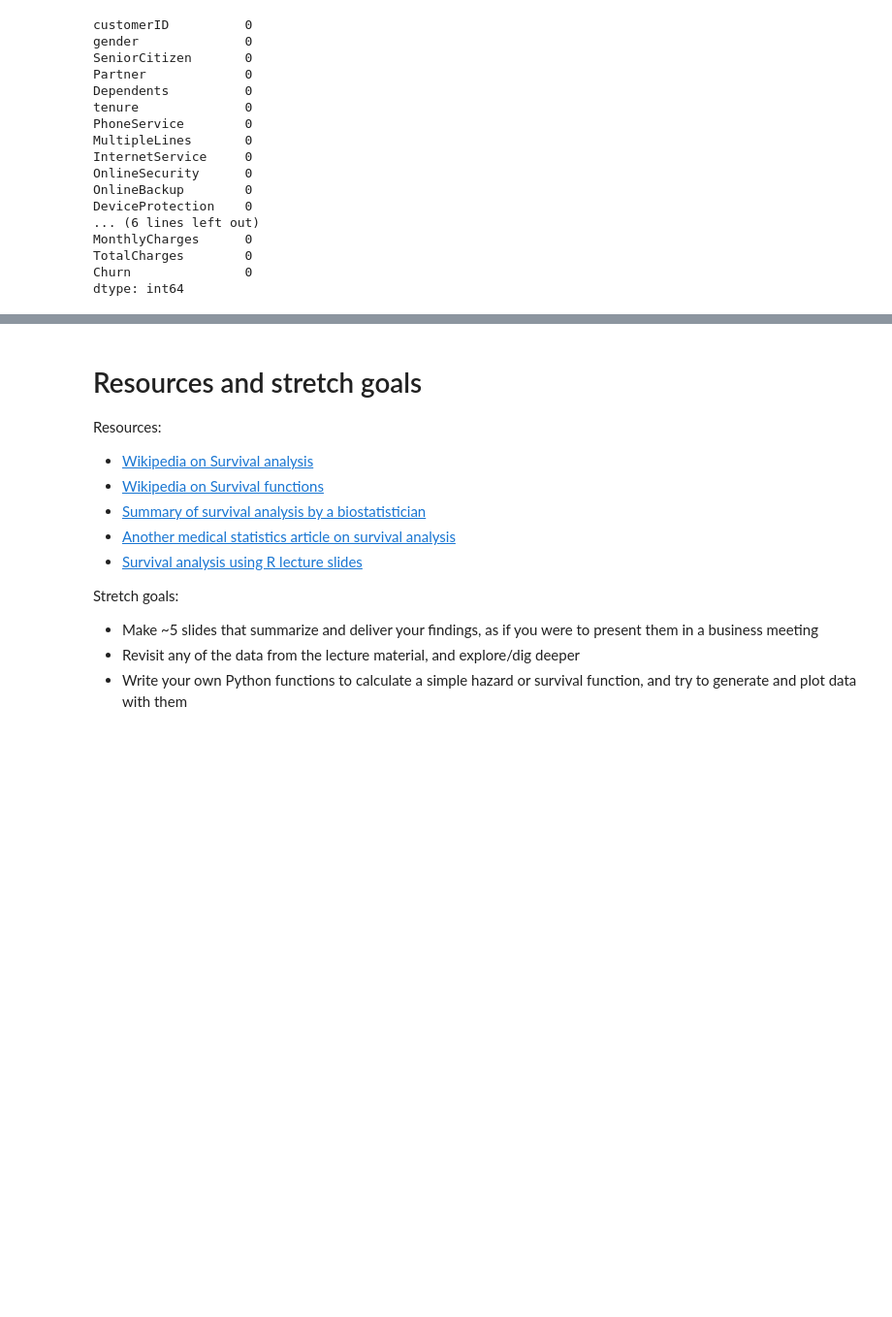
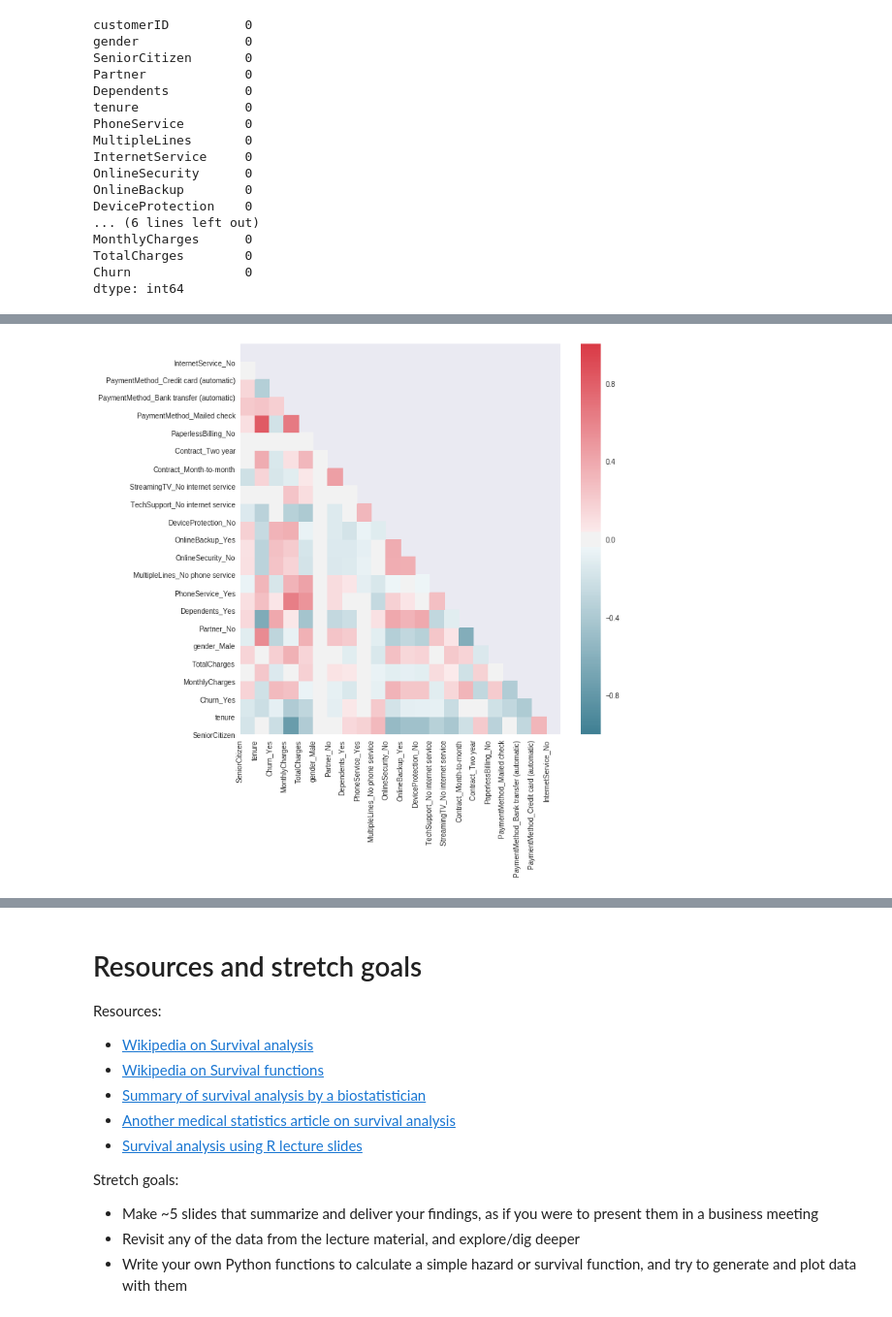
Before and after one commit to bloominstituteoftechnology/DS-Unit-2-Sprint-3-Advanced-Regression, a Jupyter notebook: module2-survival-analysis/LS_DS_232_Survival_Analysis.ipynb, the cells around one changed output, grey strips where cells are left out. Shown at 97% size. Drawn from its saved outputs; the diff is of its cells as text; code cells hidden in the pictures; blank space fills up the shorter version.

```diff
--- a/module2-survival-analysis/LS_DS_232_Survival_Analysis.ipynb
+++ b/module2-survival-analysis/LS_DS_232_Survival_Analysis.ipynb
@@ -802,13 +829,19 @@ churn_data.head()
 # %%
 
-def one_hot(df, c):
+def one_hot(df, c, nn):
   values = array(df[c].values.reshape(-1,1))
   onehot_encoded = onehot_encoder.fit_transform(values)
-  # print(onehot_encoded.shape)
-  return pd.DataFrame([pd.Series(row) for row in onehot_encoded])
+  return pd.DataFrame([pd.Series([row[1]] if nn else row) for row in onehot_encoded])
 
 columns = churn_data.select_dtypes(include=[object]).columns.drop(['customerID', 'TotalCharges'])
+# columns = ['Churn']
 df = churn_data.copy()
 for c in columns:
-   df[[(c + "_" + v) for v in df[c].unique().tolist()]] = one_hot(df, c)
+   unique = df[c].unique().tolist()
+   nn = False
+   if len(unique) == 2:
+      unique = [unique[1]]
+      nn = True
+   df[[(c + "_" + v) for v in unique]] = one_hot(df, c, nn)
    df.drop(c, inplace=True, axis=1)
+df.head()
@@ -824,5 +864,3 @@ def bad_float(r):
      return f
 # %%
 df.TotalCharges = df.TotalCharges.apply(lambda t: bad_float(t))
-df.drop('customerID', inplace=True, axis=1)
-df.head()
@@ -911,0 +914,15 @@ len(churn_data['gender'].unique())
+# %%
+# dff = df.drop(['customerID', 'DeviceProtection_No internet service', 'InternetService_No', 'TechSupport_No', 'OnlineBackup_No',
+#                'OnlineSecurity_No', 'MultipleLines_Yes'
+#               ]
+#               , inplace=False, axis=1)
+# 'OnlineSecurity_No internet service',
+dff = df[['SeniorCitizen', 'tenure', 'Churn_Yes', 'MonthlyCharges',	'TotalCharges', 'gender_Male', 'Partner_No','Dependents_Yes',
+         'PhoneService_Yes',	'MultipleLines_No phone service', 'OnlineSecurity_No',
+          'OnlineBackup_Yes',		'DeviceProtection_No',
+          'TechSupport_No internet service', 'StreamingTV_No internet service',
+          'Contract_Month-to-month',		'Contract_Two year',
+          'PaperlessBilling_No',  'PaymentMethod_Mailed check',	'PaymentMethod_Bank transfer (automatic)',
+          'PaymentMethod_Credit card (automatic)', 'InternetService_No'
+          	]]
+dff.head()
@@ -911,0 +936,4 @@ len(churn_data['gender'].unique())
+# %%
+halfHeatMap(dff, False)
+# %% [output]
+[figure, added]
```
Also changed, not shown: parts of 19 cells of this notebook.
